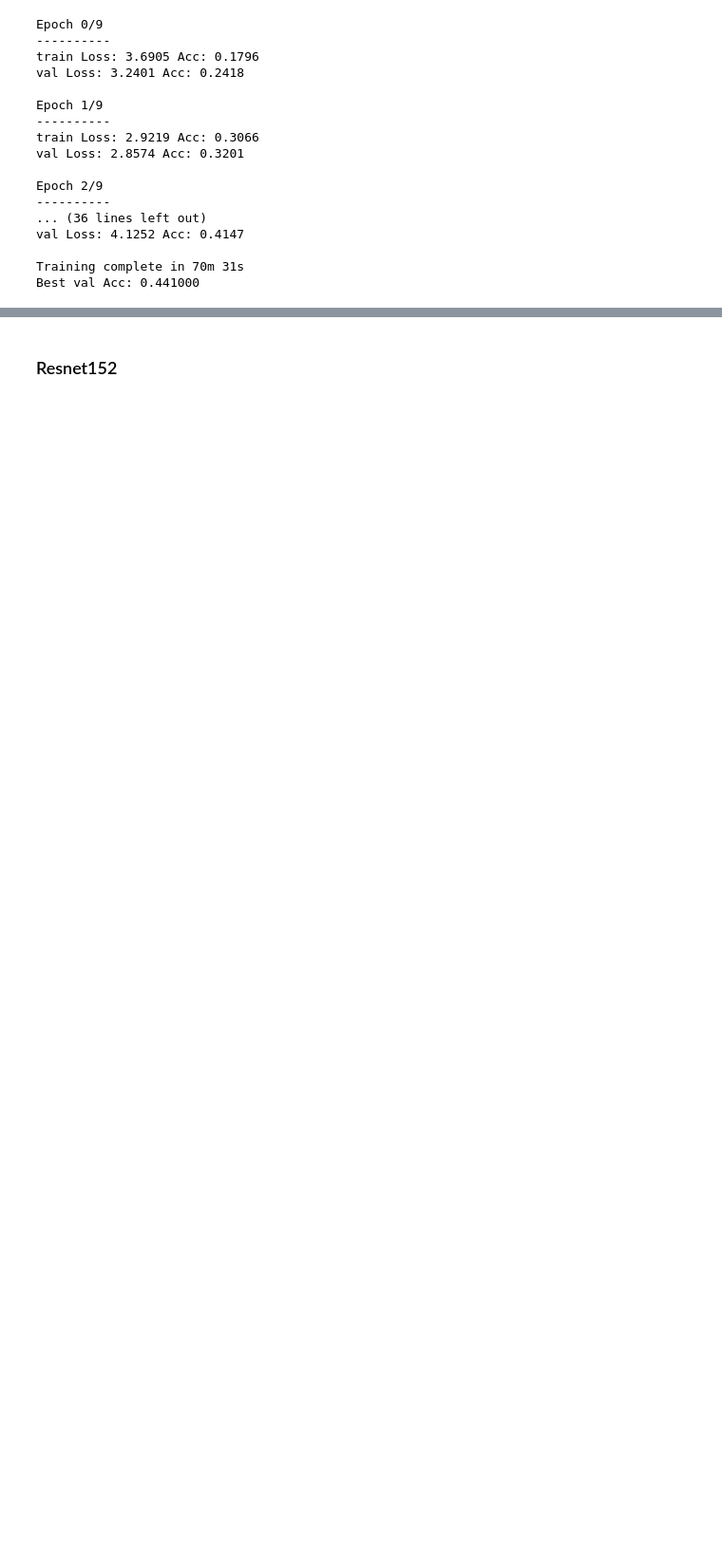
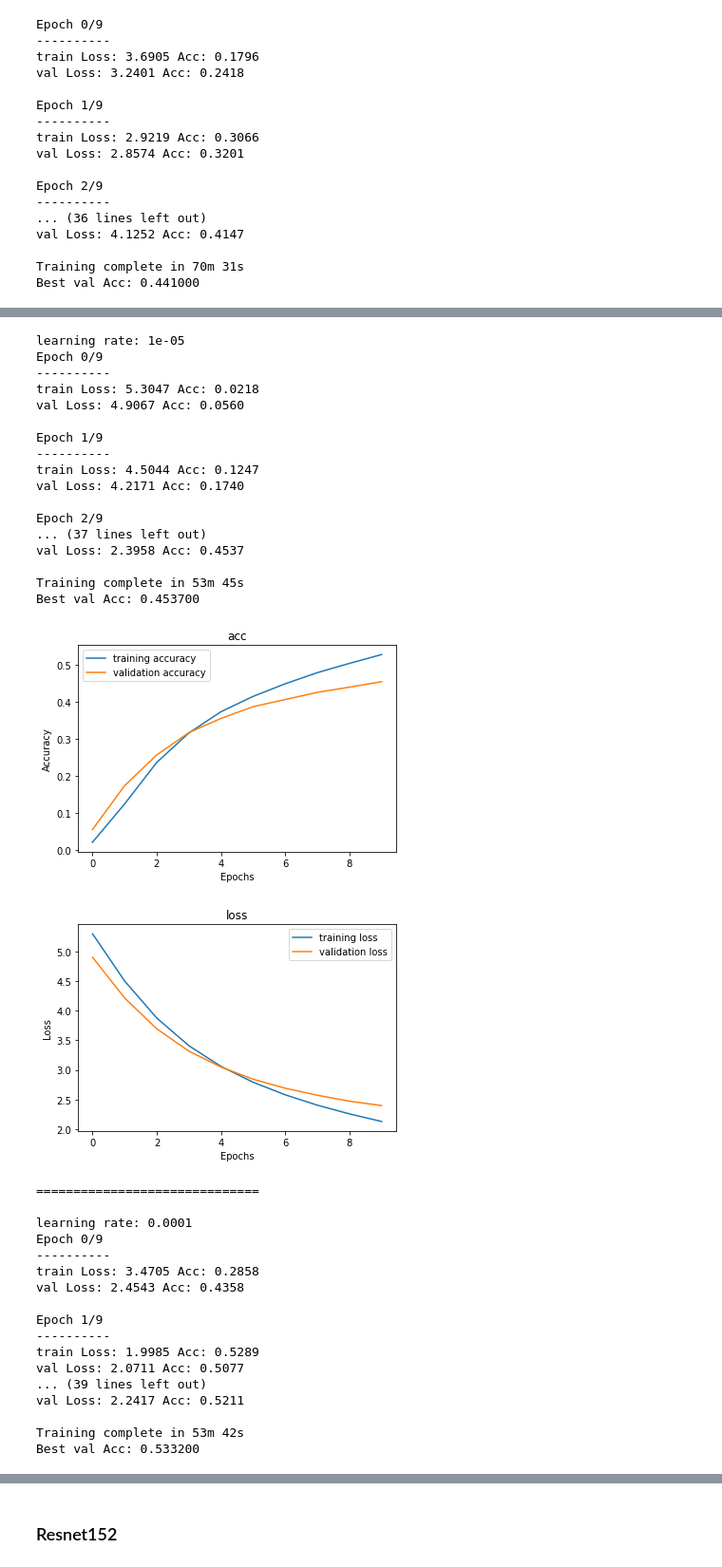
Before and after one commit to ahadrauf2020/yolo9000, a Jupyter notebook: kei-resnet-vgg.ipynb, the cells around one changed output, grey strips where cells are left out. Shown at 95% size. Drawn from its saved outputs; the diff is of its cells as text; code cells hidden in the pictures; blank space fills up the shorter version.

```diff
--- a/kei-resnet-vgg.ipynb
+++ b/kei-resnet-vgg.ipynb
@@ -247,0 +353,61 @@ torch.save(model, './models/resnet18_model.pt')
+# %%
+learning_rates = [1e-5, 1e-4, 1e-3, 1e-2]
+max_acc = 0
+
+for lr in learning_rates:
+    print("learning rate:", lr)
+    model =models.resnet18(pretrained=True)
+    num_ftrs = model.fc.in_features
+    model.fc = nn.Linear(num_ftrs, num_classes)
+    model = model.to(device)
+    criterion = nn.CrossEntropyLoss()
+    optimizer_ft = optim.Adam(filter(lambda p: p.requires_grad, model.parameters()), lr=lr)
+    scheduler = lr_scheduler.StepLR(optimizer_ft, step_size=7, gamma=0.1)
+    model, tr_acc, val_acc, tr_loss, val_loss = train_model(model, criterion, optimizer_ft, scheduler, num_epochs=10)
+    if max(val_acc) > max_acc:
+        best_model = model
+        max_acc = max(val_acc)
+
+    plot_result(range(10), tr_acc, val_acc, 'acc', 'Accuracy')
+    plot_result(range(10), tr_loss, val_loss, 'loss', 'Loss')
+    print('='*30)
+    print()
+torch.save(best_model.state_dict(), './models/resnet18_best_model_state_dict.pt')
+print("best validation accuracy", max_acc)
+# %% [output]
+learning rate: 1e-05
+Epoch 0/9
+----------
+train Loss: 5.3047 Acc: 0.0218
+val Loss: 4.9067 Acc: 0.0560
+
+Epoch 1/9
+----------
+train Loss: 4.5044 Acc: 0.1247
+val Loss: 4.2171 Acc: 0.1740
+
+Epoch 2/9
+... (37 lines left out)
+val Loss: 2.3958 Acc: 0.4537
+
+Training complete in 53m 45s
+Best val Acc: 0.453700
+[figure, added]
+[figure, added]
+==============================
+
+learning rate: 0.0001
+Epoch 0/9
+----------
+train Loss: 3.4705 Acc: 0.2858
+val Loss: 2.4543 Acc: 0.4358
+
+Epoch 1/9
+----------
+train Loss: 1.9985 Acc: 0.5289
+val Loss: 2.0711 Acc: 0.5077
+... (39 lines left out)
+val Loss: 2.2417 Acc: 0.5211
+
+Training complete in 53m 42s
+Best val Acc: 0.533200
```
Also changed, not shown: parts of 21 cells of this notebook, 5 other files.
